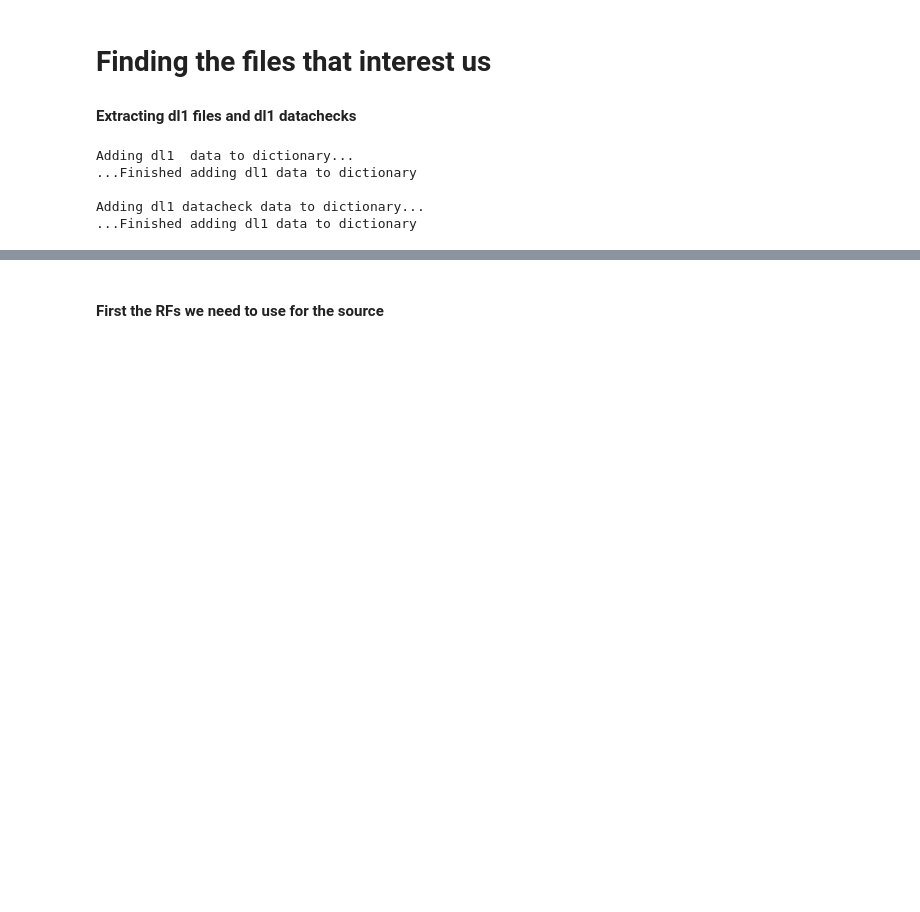
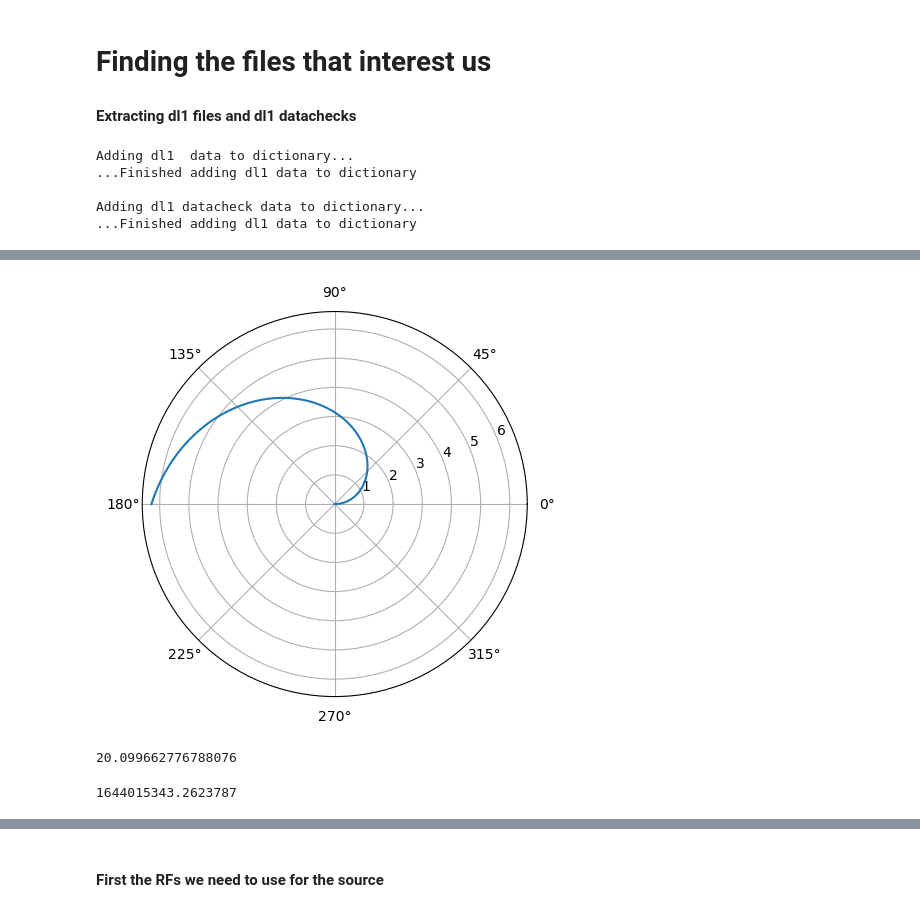
Before and after one commit to juanjq/lst_pipeline, a Jupyter notebook: main.ipynb, the cells around one changed output, grey strips where cells are left out. Cells and saved outputs as stored; diff of their text form; code cells hidden in the pictures; blank space fills up the shorter version.

```diff
--- a/main.ipynb
+++ b/main.ipynb
@@ -101,0 +203,17 @@ Adding dl1 datacheck data to dictionary...
+# %%
+fig, ax = plt.subplots(figsize=(5, 5), subplot_kw={'projection': 'polar'})
+
+x = np.deg2rad(np.linspace(0, 180, 100))
+y = np.deg2rad(np.linspace(0, 360, 100))
+plt.plot(x,y)
+plt.show()
+# %% [output]
+[figure, added]
+# %%
+total_t_elapsed/60
+# %% [output]
+20.099662776788076
+# %%
+timestamp
+# %% [output]
+1644015343.2623787
```
Also changed, not shown: parts of 16 cells of this notebook, 3 other files.
